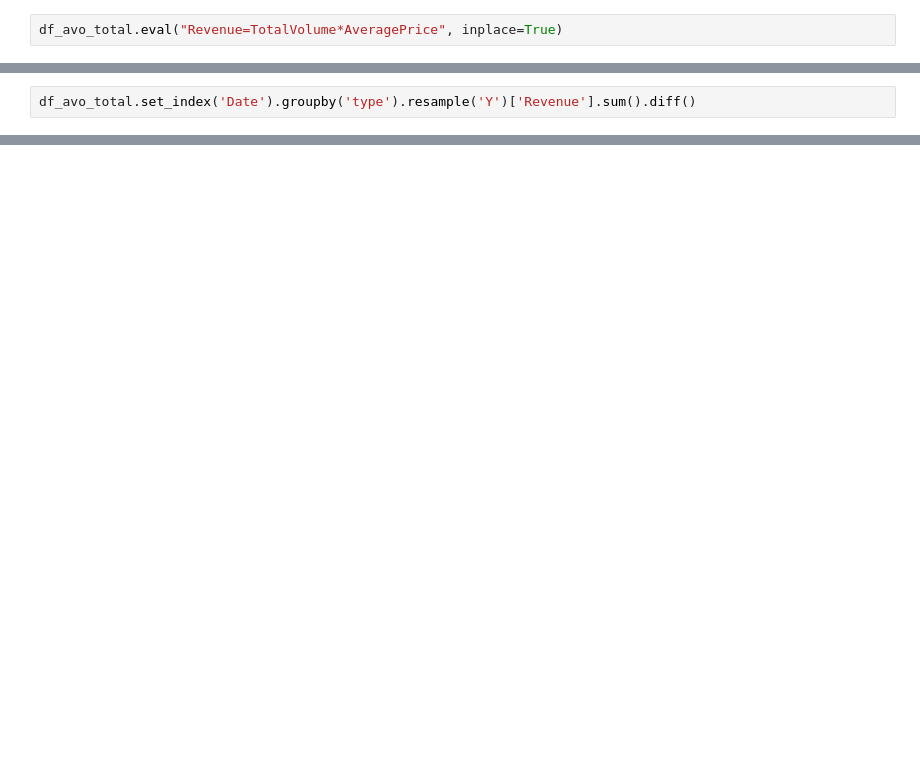
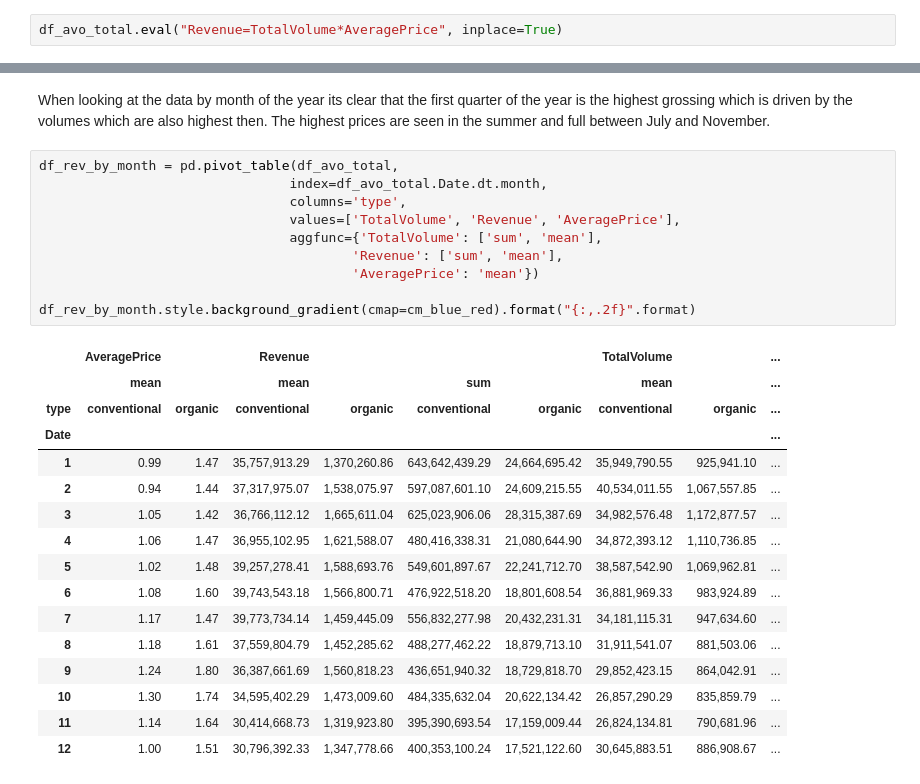
Before and after one commit to matthewmturner/Practice, a Jupyter notebook: Data Analysis/Avocado Analysis.ipynb, the cells around one changed output, grey strips where cells are left out. Cells and saved outputs as stored; diff of their text form; blank space fills up the shorter version.

```diff
--- a/Data Analysis/Avocado Analysis.ipynb
+++ b/Data Analysis/Avocado Analysis.ipynb
@@ -448,2 +399,0 @@ df_rev_diff_by_year.shift(-1)/df_rev_by_year
-# %%
-df_avo_total.set_index('Date').groupby('type').resample('Y')['Revenue'].sum().diff()
@@ -491,0 +559,29 @@ px.line(df_avo_total.query("type=='organic'"),
+# %% [markdown]
+When looking at the data by month of the year its clear that the first quarter of the year is the highest grossing which is driven by the volumes which are also highest then.  The highest prices are seen in the summer and full between July and November.
+# %%
+df_rev_by_month = pd.pivot_table(df_avo_total,
+                                index=df_avo_total.Date.dt.month,
+                                columns='type',
+                                values=['TotalVolume', 'Revenue', 'AveragePrice'],
+                                aggfunc={'TotalVolume': ['sum', 'mean'],
+                                        'Revenue': ['sum', 'mean'],
+                                        'AveragePrice': 'mean'})
+
+df_rev_by_month.style.background_gradient(cmap=cm_blue_red).format("{:,.2f}".format)
+# %% [output]
+|  | AveragePrice |  | Revenue |  |  |  | TotalVolume |  | ... |
+|  | mean |  | mean |  | sum |  | mean |  | ... |
+| type | conventional | organic | conventional | organic | conventional | organic | conventional | organic | ... |
+| Date |  |  |  |  |  |  |  |  | ... |
+| 1 | 0.99 | 1.47 | 35,757,913.29 | 1,370,260.86 | 643,642,439.29 | 24,664,695.42 | 35,949,790.55 | 925,941.10 | ... |
+| 2 | 0.94 | 1.44 | 37,317,975.07 | 1,538,075.97 | 597,087,601.10 | 24,609,215.55 | 40,534,011.55 | 1,067,557.85 | ... |
+| 3 | 1.05 | 1.42 | 36,766,112.12 | 1,665,611.04 | 625,023,906.06 | 28,315,387.69 | 34,982,576.48 | 1,172,877.57 | ... |
+| 4 | 1.06 | 1.47 | 36,955,102.95 | 1,621,588.07 | 480,416,338.31 | 21,080,644.90 | 34,872,393.12 | 1,110,736.85 | ... |
+| 5 | 1.02 | 1.48 | 39,257,278.41 | 1,588,693.76 | 549,601,897.67 | 22,241,712.70 | 38,587,542.90 | 1,069,962.81 | ... |
+| 6 | 1.08 | 1.60 | 39,743,543.18 | 1,566,800.71 | 476,922,518.20 | 18,801,608.54 | 36,881,969.33 | 983,924.89 | ... |
+| 7 | 1.17 | 1.47 | 39,773,734.14 | 1,459,445.09 | 556,832,277.98 | 20,432,231.31 | 34,181,115.31 | 947,634.60 | ... |
+| 8 | 1.18 | 1.61 | 37,559,804.79 | 1,452,285.62 | 488,277,462.22 | 18,879,713.10 | 31,911,541.07 | 881,503.06 | ... |
+| 9 | 1.24 | 1.80 | 36,387,661.69 | 1,560,818.23 | 436,651,940.32 | 18,729,818.70 | 29,852,423.15 | 864,042.91 | ... |
+| 10 | 1.30 | 1.74 | 34,595,402.29 | 1,473,009.60 | 484,335,632.04 | 20,622,134.42 | 26,857,290.29 | 835,859.79 | ... |
+| 11 | 1.14 | 1.64 | 30,414,668.73 | 1,319,923.80 | 395,390,693.54 | 17,159,009.44 | 26,824,134.81 | 790,681.96 | ... |
+| 12 | 1.00 | 1.51 | 30,796,392.33 | 1,347,778.66 | 400,353,100.24 | 17,521,122.60 | 30,645,883.51 | 886,908.67 | ... |
```
Also changed, not shown: parts of 27 cells of this notebook.
